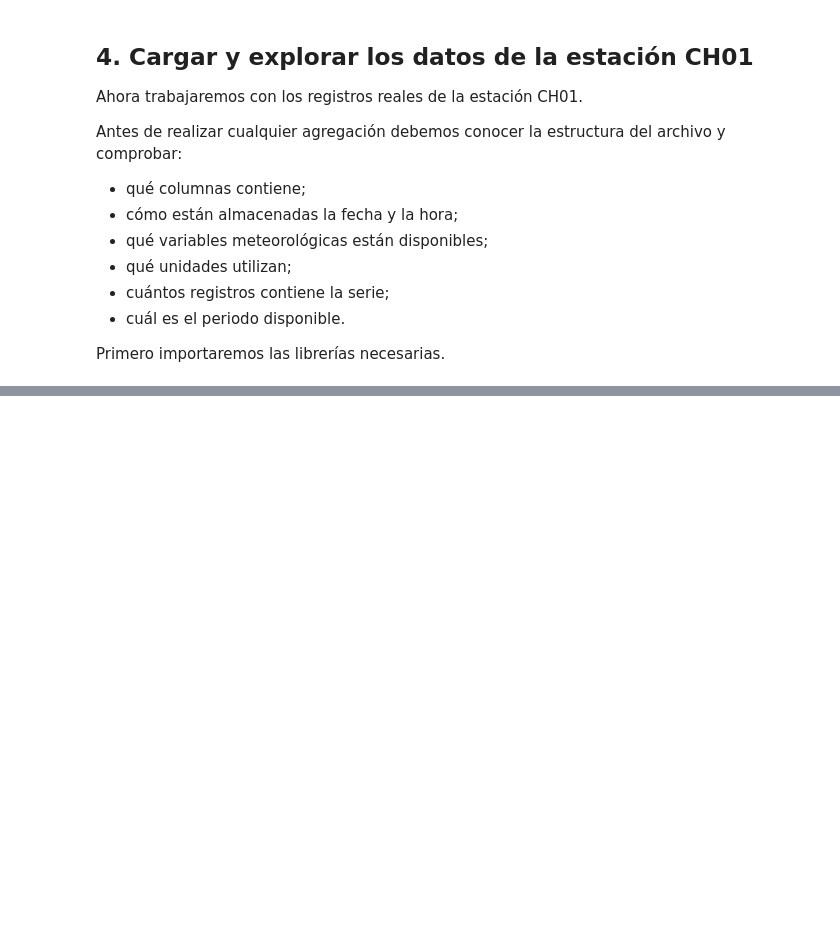
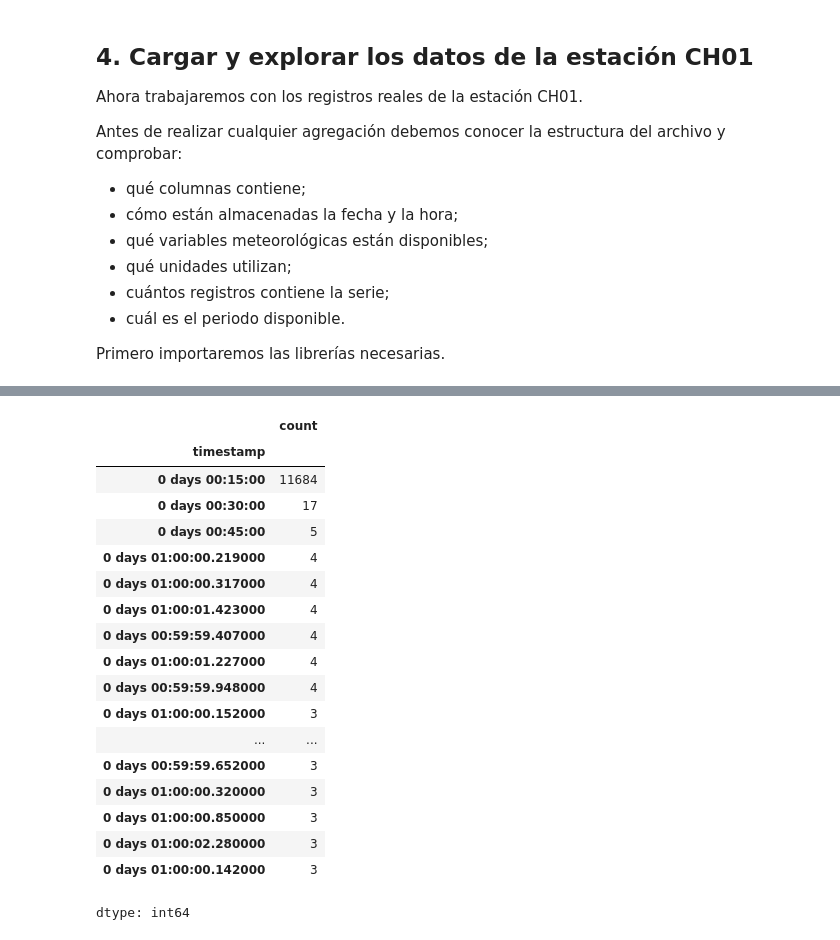
Before and after one commit to paulmunozpauta/Curso_Introduccion_Ciencia_Datos, a Jupyter notebook: Notebooks/M02_04_Agregacion_exportacion_datos.ipynb, the cells around one changed output, grey strips where cells are left out. Saved outputs shown, nothing was run; the diff lists cells and outputs as text; code cells hidden in the pictures; blank space fills up the shorter version.

```diff
--- a/Notebooks/M02_04_Agregacion_exportacion_datos.ipynb
+++ b/Notebooks/M02_04_Agregacion_exportacion_datos.ipynb
@@ -177,0 +435,22 @@ import matplotlib.pyplot as plt
+# %%
+intervalos.value_counts().head(20)
+# %% [output]
+|  | count |
+| timestamp |  |
+| 0 days 00:15:00 | 11684 |
+| 0 days 00:30:00 | 17 |
+| 0 days 00:45:00 | 5 |
+| 0 days 01:00:00.219000 | 4 |
+| 0 days 01:00:00.317000 | 4 |
+| 0 days 01:00:01.423000 | 4 |
+| 0 days 00:59:59.407000 | 4 |
+| 0 days 01:00:01.227000 | 4 |
+| 0 days 00:59:59.948000 | 4 |
+| 0 days 01:00:00.152000 | 3 |
+| ... | ... |
+| 0 days 00:59:59.652000 | 3 |
+| 0 days 01:00:00.320000 | 3 |
+| 0 days 01:00:00.850000 | 3 |
+| 0 days 01:00:02.280000 | 3 |
+| 0 days 01:00:00.142000 | 3 |
+dtype: int64
```
Also changed, not shown: parts of 36 cells of this notebook.
